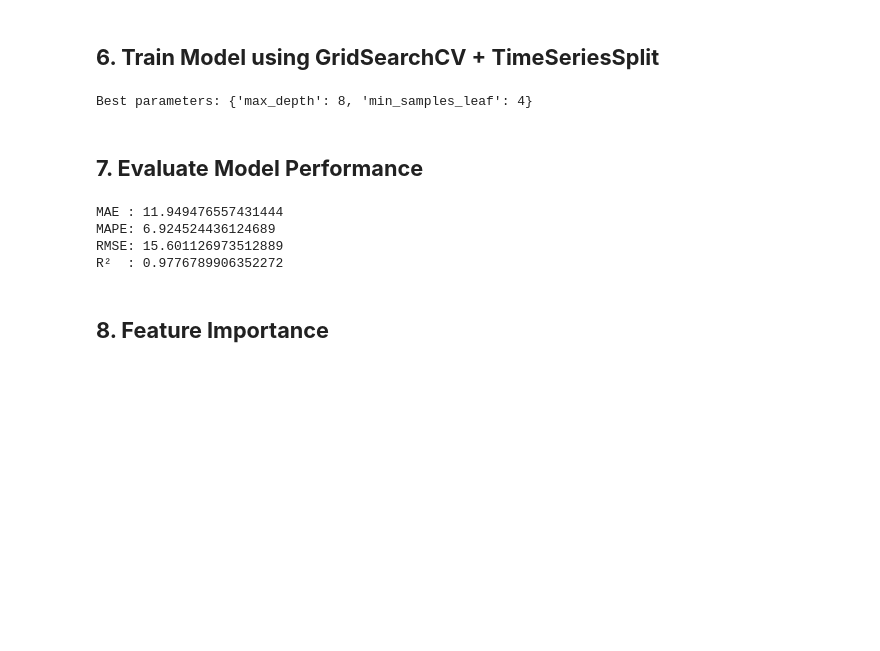
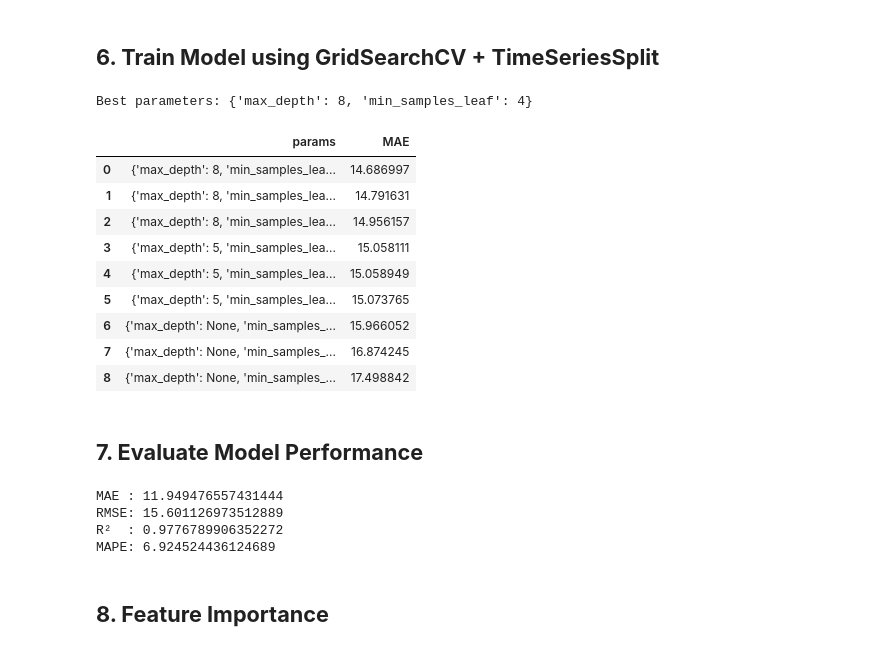
Before and after one commit to NuHuyn/STAT3013.Q12_Group02, a Jupyter notebook: Decision Tree/DecisionTree.ipynb, the cells around one changed output. Cells and saved outputs as stored; diff of their text form; code cells hidden in the pictures; blank space fills up the shorter version.

```diff
--- a/Decision Tree/DecisionTree.ipynb
+++ b/Decision Tree/DecisionTree.ipynb
@@ -105,47 +119,63 @@ Scaling completed.
 # %%
 model = DecisionTreeRegressor(random_state=42)
 
 param_grid = {
     'max_depth': [5, 8, None],
     'min_samples_leaf': [1, 2, 4]
 }
 
 tscv = TimeSeriesSplit(n_splits=5)
 
 gscv = GridSearchCV(model, param_grid,
                     scoring='neg_mean_absolute_error',
                     cv=tscv, n_jobs=-1)
 
 gscv.fit(X_train_s, y_train)
 
 best = gscv.best_estimator_
 print("Best parameters:", gscv.best_params_)
+results = pd.DataFrame(gscv.cv_results_)
+
+df_compare = pd.DataFrame({
+    "params": results["params"],
+    "MAE": -results["mean_test_score"]
+})
+
+df_compare = df_compare.sort_values(by="MAE").reset_index(drop=True)
+
+df_compare
 # %% [output]
 Best parameters: {'max_depth': 8, 'min_samples_leaf': 4}
+|  | params | MAE |
+| 0 | {'max_depth': 8, 'min_samples_lea... | 14.686997 |
+| 1 | {'max_depth': 8, 'min_samples_lea... | 14.791631 |
+| 2 | {'max_depth': 8, 'min_samples_lea... | 14.956157 |
+| 3 | {'max_depth': 5, 'min_samples_lea... | 15.058111 |
+| 4 | {'max_depth': 5, 'min_samples_lea... | 15.058949 |
+| 5 | {'max_depth': 5, 'min_samples_lea... | 15.073765 |
+| 6 | {'max_depth': None, 'min_samples_... | 15.966052 |
+| 7 | {'max_depth': None, 'min_samples_... | 16.874245 |
+| 8 | {'max_depth': None, 'min_samples_... | 17.498842 |
 # %% [markdown]
 ## **7. Evaluate Model Performance**
 # %%
-def mape(y_true, y_pred):
-    y_true, y_pred = np.array(y_true), np.array(y_pred)
-    eps = 1e-7
-    return np.mean(np.abs((y_true - y_pred) / (y_true + eps))) * 100
+y_pred = best.predict(X_test_s)
 
-y_pred = best.predict(X_test_s)
-mape_val = mape(y_test, y_pred)
 mae = mean_absolute_error(y_test, y_pred)
 mse = mean_squared_error(y_test, y_pred)
 rmse = np.sqrt(mse)
 r2 = r2_score(y_test, y_pred)
+mape_val = mape(y_test, y_pred)
 
 print("MAE :", mae)
-print("MAPE:", mape_val)
 print("RMSE:", rmse)
 print("R²  :", r2)
+print("MAPE:", mape_val)
 # %% [output]
 MAE : 11.949476557431444
-MAPE: 6.924524436124689
 RMSE: 15.601126973512889
 R²  : 0.9776789906352272
+MAPE: 6.924524436124689
 # %% [markdown]
 ## **8. Feature Importance**
 # %%
```
Also changed, not shown: parts of 3 cells of this notebook.
